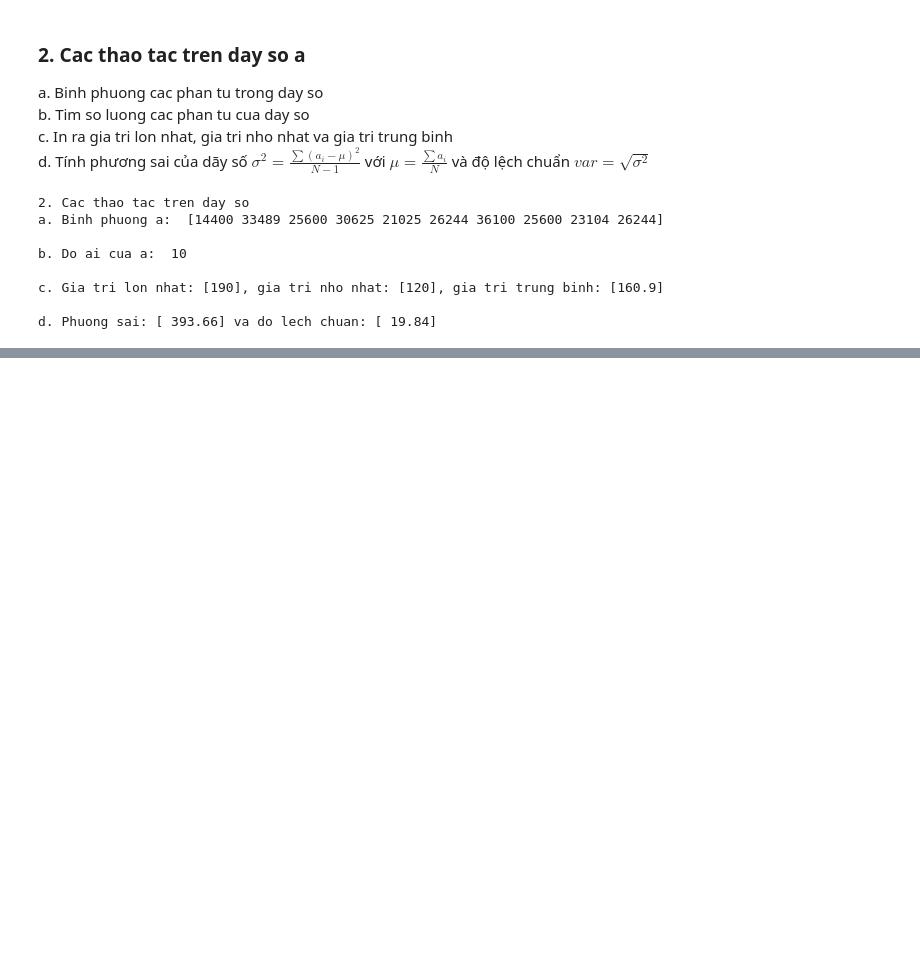
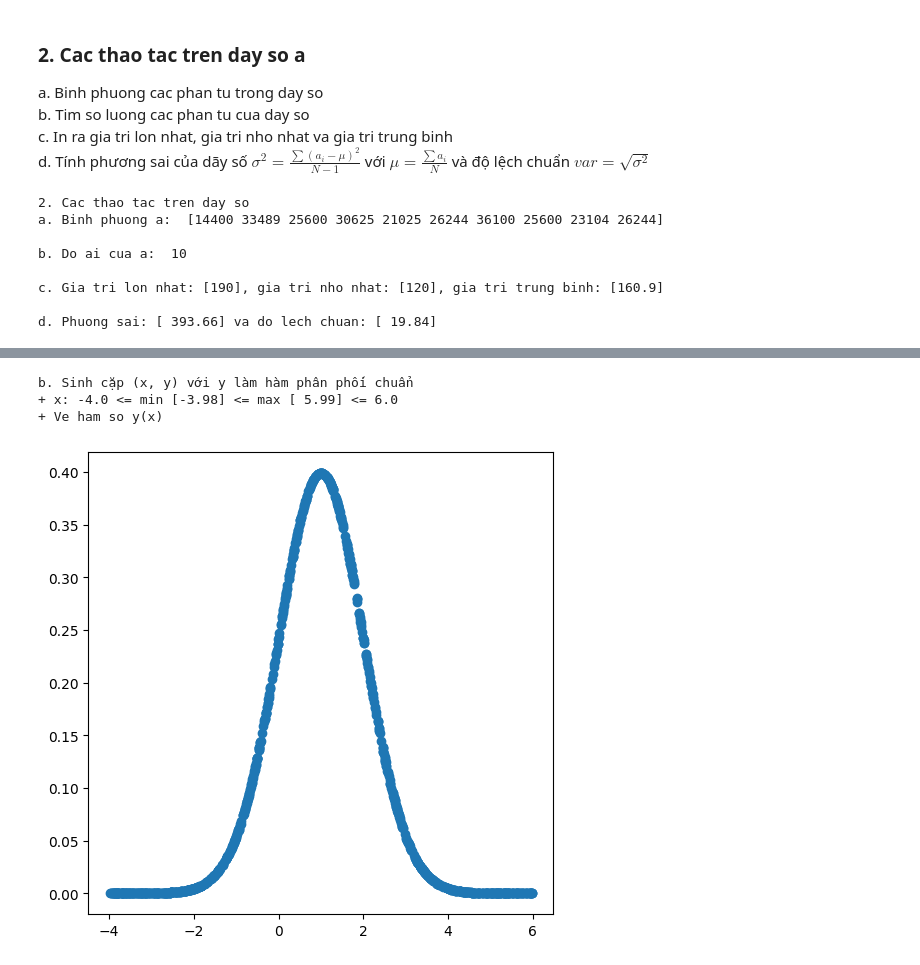
Before and after one commit to TuanKiet31082006/sgu2526k1_csttnt, a Jupyter notebook: Tuan02/my_lession03.ipynb, the cells around one changed output, grey strips where cells are left out. Cells and saved outputs as stored; diff of their text form; code cells hidden in the pictures; blank space fills up the shorter version.

```diff
--- a/Tuan02/my_lession03.ipynb
+++ b/Tuan02/my_lession03.ipynb
@@ -47,0 +177,29 @@ d. Phuong sai: [ 393.66] va do lech chuan: [ 19.84]
+# %%
+import numpy as np
+
+# Tham số
+n = 1000
+x_min = -4.0
+x_max = 6.0
+m = 1.0      # trung bình
+s = 1.0      # độ lệch chuẩn
+
+# Sinh ngẫu nhiên x trong [x_min, x_max)
+x = np.random.rand(n) * (x_max - x_min) + x_min
+
+# Hàm mật độ phân phối chuẩn N(m, s)
+y = (1 / (s * np.sqrt(2 * np.pi))) * np.exp(-0.5 * ((x - m) / s) ** 2)
+
+
+print("b. Sinh cặp (x, y) với y làm hàm phân phối chuẩn")
+print(f"+ x: {x_min} <= min [{np.min(x): .2f}] <= max [{np.max(x): .2f}] <= {x_max}")
+print(f"+ Ve ham so y(x)")
+plt.figure(figsize=(6,6))      # kich thuoc ban ve
+plt.scatter(x, y)              # ve cac diem (xi, yi)
+plt.savefig("4b.png")          #  luu do thi
+plt.show()                     #  hien thi do thi
+# %% [output]
+b. Sinh cặp (x, y) với y làm hàm phân phối chuẩn
++ x: -4.0 <= min [-3.98] <= max [ 5.99] <= 6.0
++ Ve ham so y(x)
+[figure, added]
```
Also changed, not shown: parts of 22 cells of this notebook, 4 other files.
